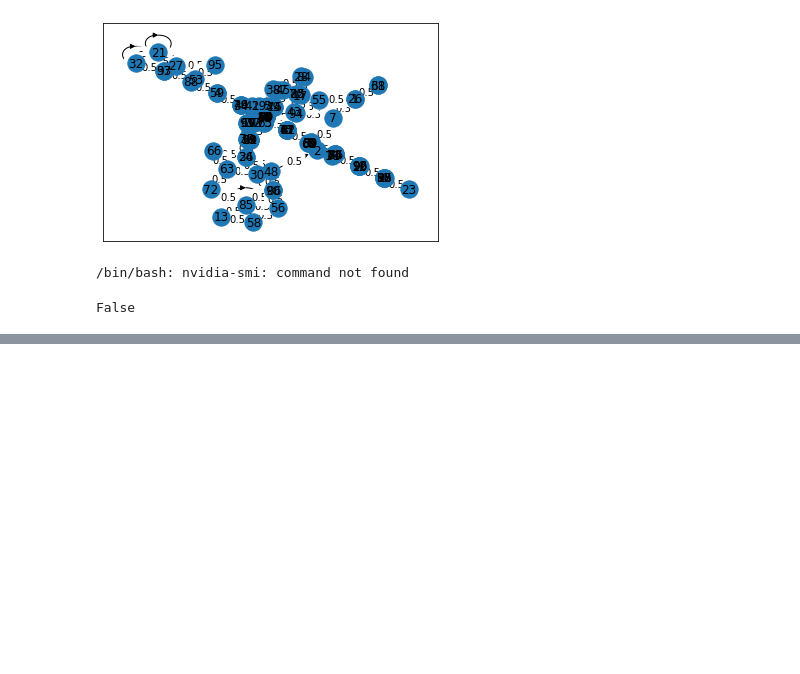
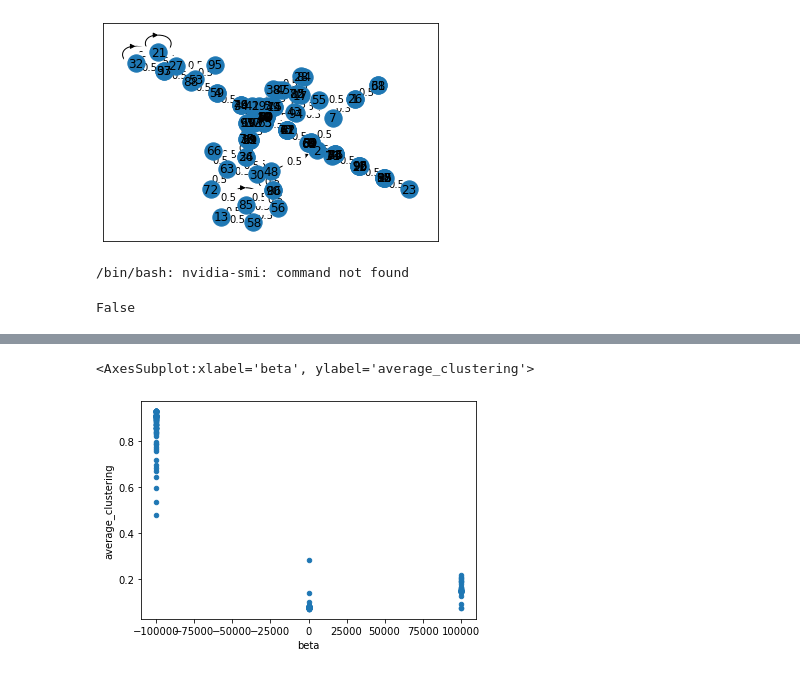
Before and after one commit to IsisChameleon/NetworkSyncCapstone, a Jupyter notebook: results.ipynb, the cells around one changed output, grey strips where cells are left out. Drawn from its saved outputs; the diff is of its cells as text; code cells hidden in the pictures; blank space fills up the shorter version.

```diff
--- a/results.ipynb
+++ b/results.ipynb
@@ -226,0 +226,5 @@ df_up.head(50)
+# %%
+df.plot(x='beta', y='average_clustering', kind='scatter')
+# %% [output]
+<AxesSubplot:xlabel='beta', ylabel='average_clustering'>
+[figure, added]
```
Also changed, not shown: parts of 10 cells of this notebook, 6 other files.
